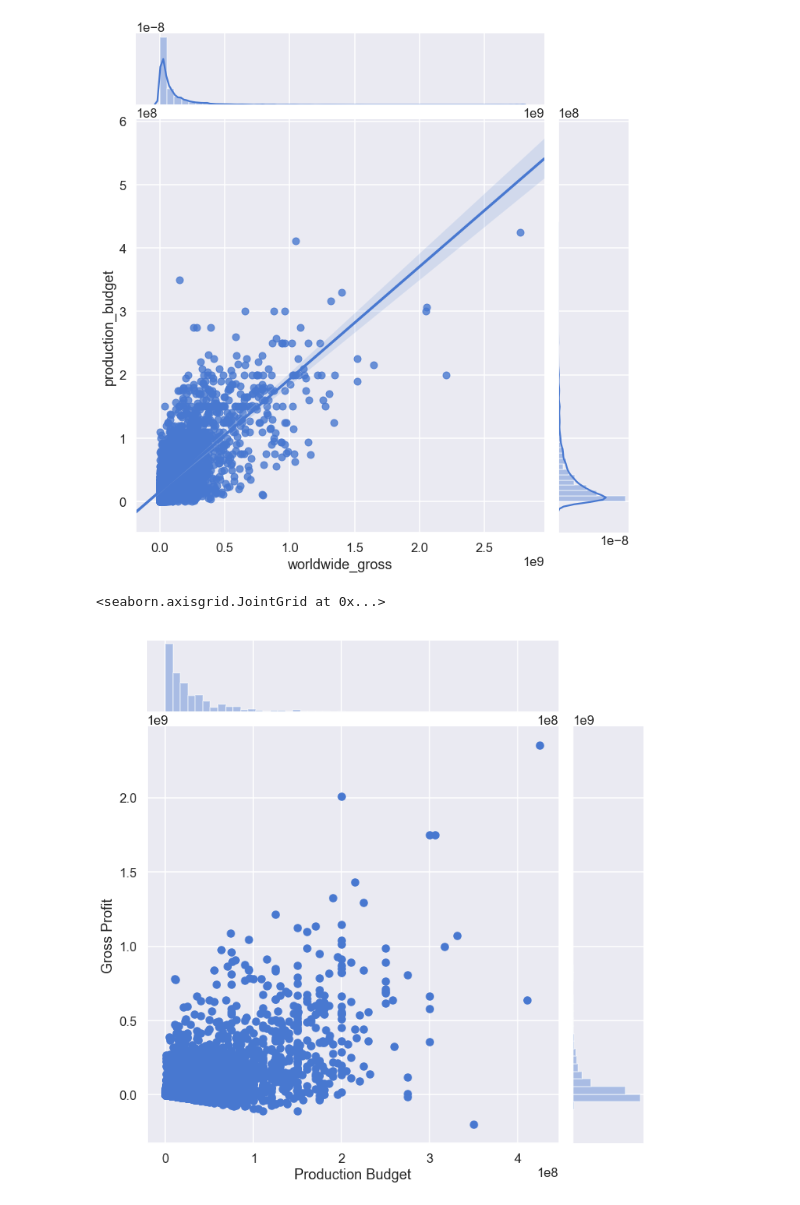
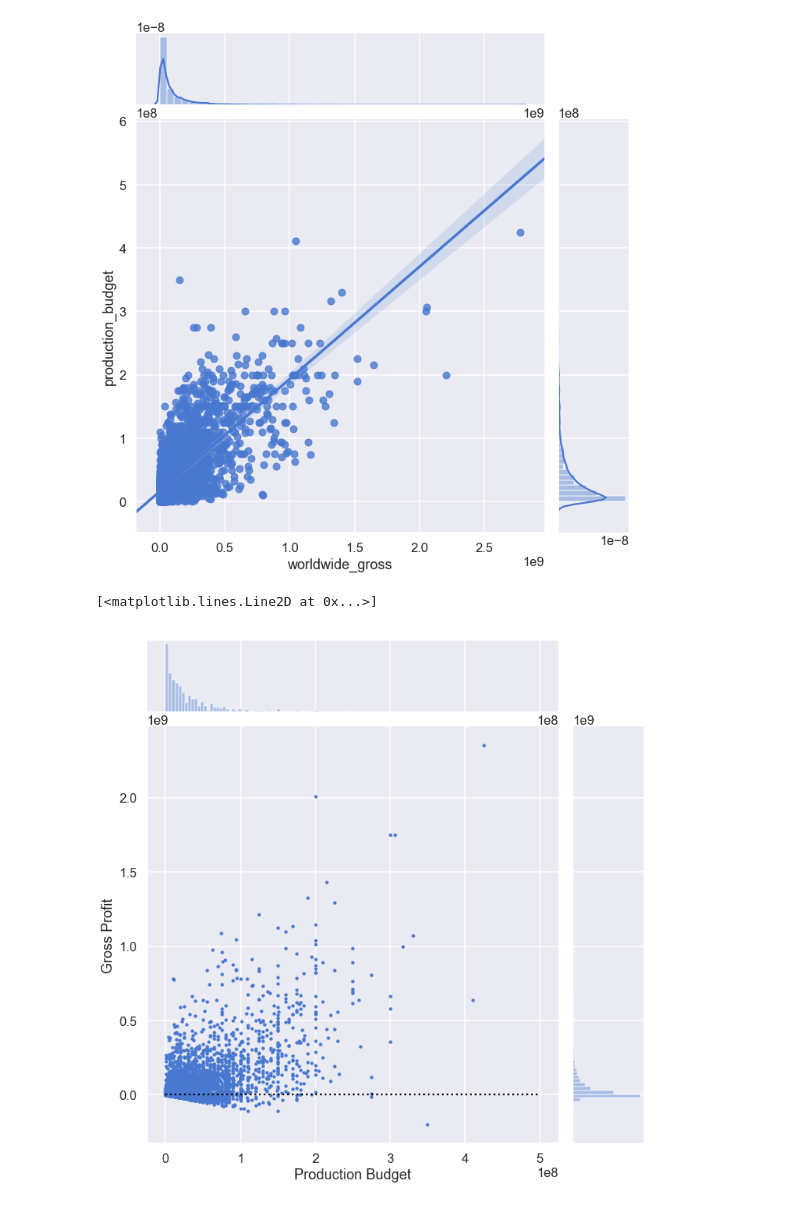
Before and after one commit to aschams/FlatironProject1, a Jupyter notebook: ASchams_notebook.ipynb, the cells around one changed output. Drawn from its saved outputs; the diff is of its cells as text; code cells hidden in the pictures.

Commit message:
Added Technical Notebook, updated Jointplot

```diff
--- a/ASchams_notebook.ipynb
+++ b/ASchams_notebook.ipynb
@@ -482,9 +494,15 @@ sns.jointplot(x='worldwide_gross',
 # %%
 h = sns.jointplot(x='production_budget',
               y='gross_profit',
               data=tn2,
-              height=10)
+              height=10,
+              s=8,
+              marginal_kws=dict(bins=100))
 h.set_axis_labels("Production Budget", "Gross Profit")
+
+x0, x1 = h.ax_joint.get_xlim()
+y0, y1 = h.ax_joint.get_ylim()
+h.ax_joint.plot([0,500_000_000], [0,0], ':k')
 # %% [output]
-<seaborn.axisgrid.JointGrid at 0x...>
+[<matplotlib.lines.Line2D at 0x...>]
-[figure, old version]
+[figure, new version]
```
Also changed, not shown: parts of 8 cells of this notebook, 1 other file.
